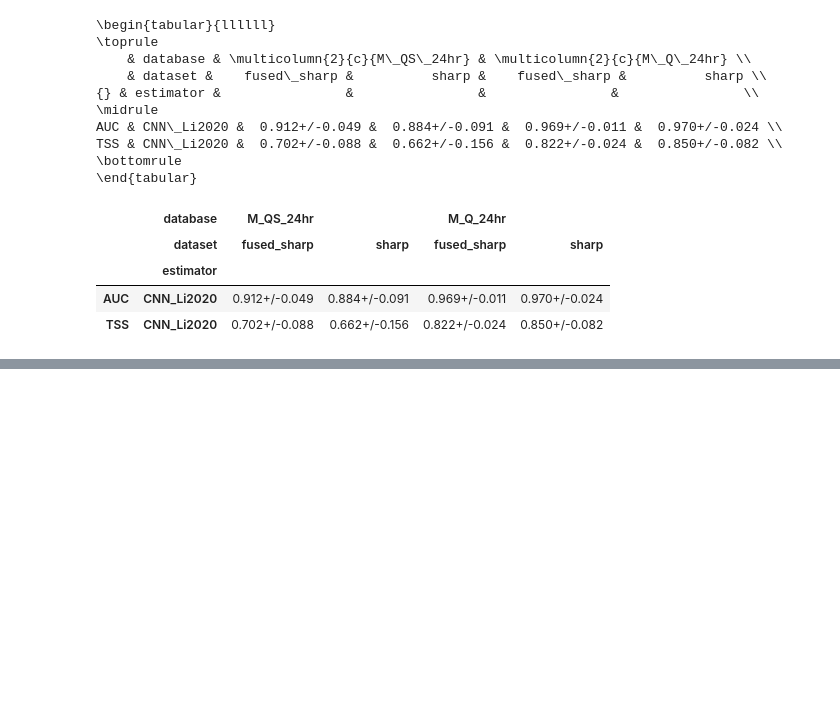
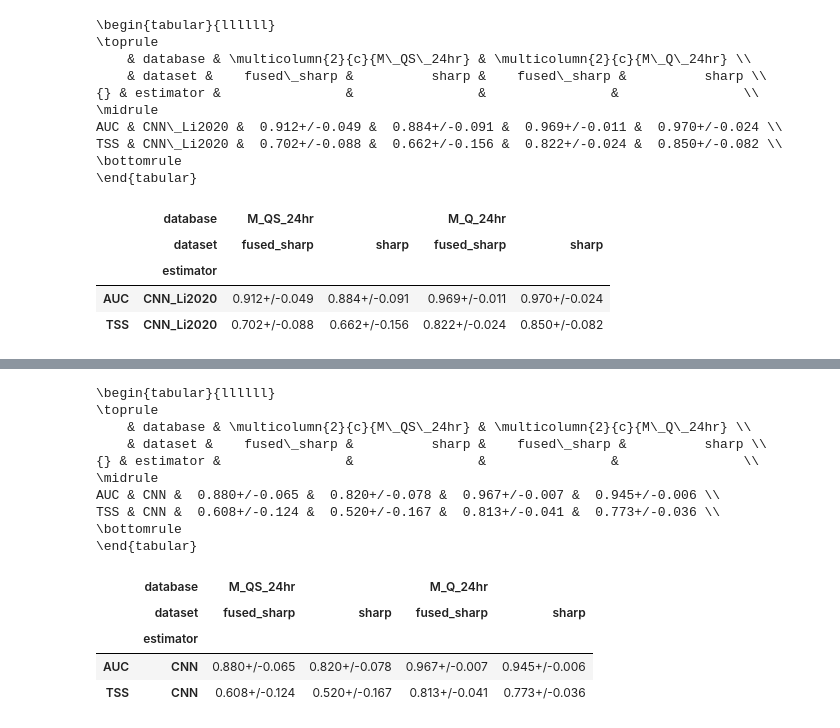
Before and after one commit to ZeyuSun/flare-prediction-smarp, a Jupyter notebook: notebooks/mlflow_results.ipynb, the cells around one changed output, grey strips where cells are left out. Drawn from its saved outputs; the diff is of its cells as text; code cells hidden in the pictures; blank space fills up the shorter version.

```diff
--- a/notebooks/mlflow_results.ipynb
+++ b/notebooks/mlflow_results.ipynb
@@ -757,0 +788,20 @@ TSS & CNN\_Li2020 &  0.702+/-0.088 &  0.662+/-0.156 &  0.822+/-0.024 &  0.850+/-
+# %%
+df = organize(runs, by=['database', 'dataset', 'estimator'], std=True)
+print(df.to_latex(multicolumn_format='c'))
+df
+# %% [output]
+\begin{tabular}{llllll}
+\toprule
+    & database & \multicolumn{2}{c}{M\_QS\_24hr} & \multicolumn{2}{c}{M\_Q\_24hr} \\
+    & dataset &    fused\_sharp &          sharp &    fused\_sharp &          sharp \\
+{} & estimator &                &                &                &                \\
+\midrule
+AUC & CNN &  0.880+/-0.065 &  0.820+/-0.078 &  0.967+/-0.007 &  0.945+/-0.006 \\
+TSS & CNN &  0.608+/-0.124 &  0.520+/-0.167 &  0.813+/-0.041 &  0.773+/-0.036 \\
+\bottomrule
+\end{tabular}
+|  | database | M_QS_24hr |  | M_Q_24hr |  |
+|  | dataset | fused_sharp | sharp | fused_sharp | sharp |
+|  | estimator |  |  |  |  |
+| AUC | CNN | 0.880+/-0.065 | 0.820+/-0.078 | 0.967+/-0.007 | 0.945+/-0.006 |
+| TSS | CNN | 0.608+/-0.124 | 0.520+/-0.167 | 0.813+/-0.041 | 0.773+/-0.036 |
```
Also changed, not shown: parts of 2 cells of this notebook.
